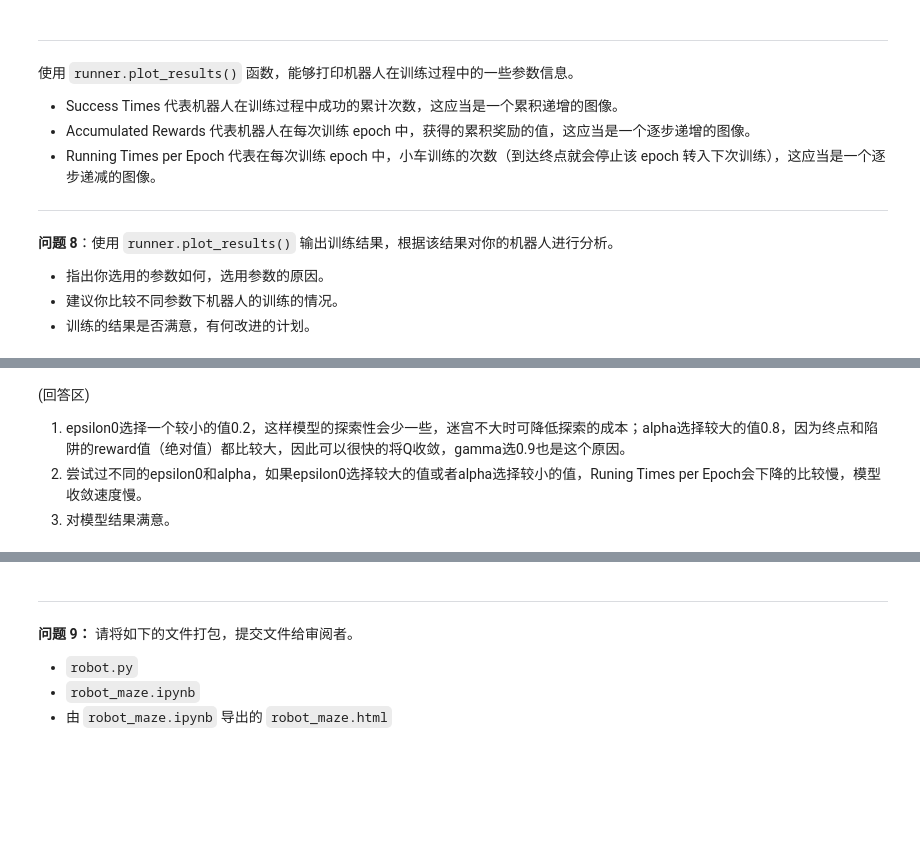
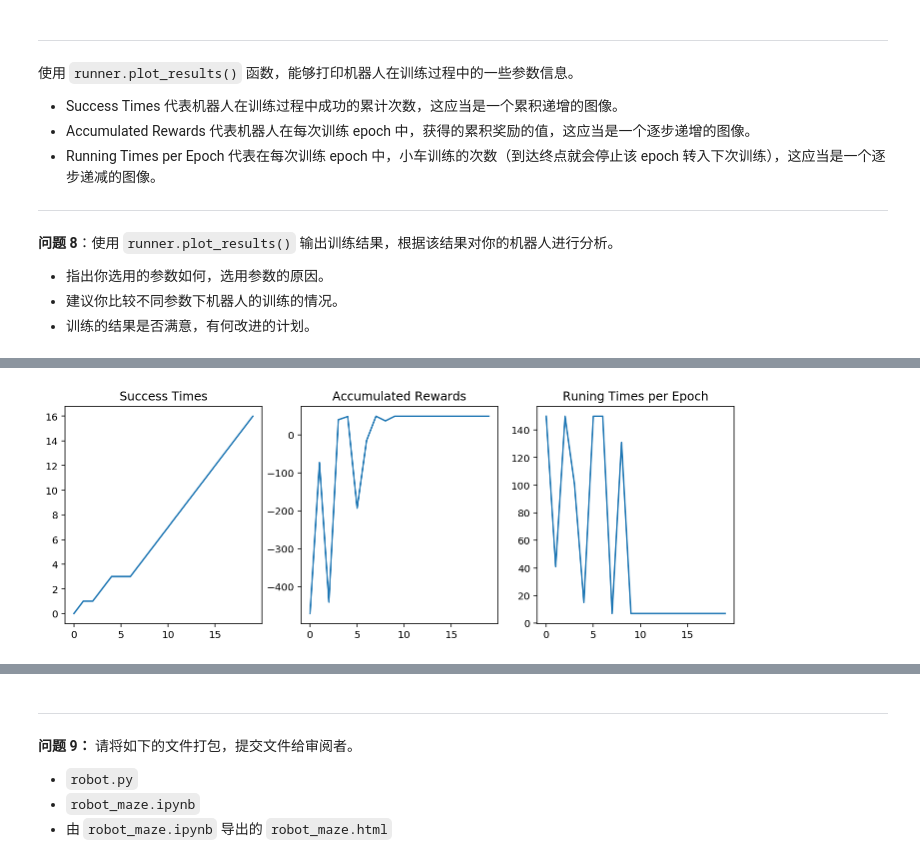
Before and after one commit to Neway6655/machine_learning_udacity, a Jupyter notebook: MLND_CN_P5_Reinforcement_Learning-master/robot_maze.ipynb, the cells around one changed output, grey strips where cells are left out. Saved outputs shown, nothing was run; the diff lists cells and outputs as text; code cells hidden in the pictures; blank space fills up the shorter version.

```diff
--- a/MLND_CN_P5_Reinforcement_Learning-master/robot_maze.ipynb
+++ b/MLND_CN_P5_Reinforcement_Learning-master/robot_maze.ipynb
@@ -280,5 +280,14 @@ runner.plot_results()
-# %% [markdown]
-(回答区)
-1. epsilon0选择一个较小的值0.2，这样模型的探索性会少一些，迷宫不大时可降低探索的成本；alpha选择较大的值0.8，因为终点和陷阱的reward值（绝对值）都比较大，因此可以很快的将Q收敛，gamma选0.9也是这个原因。
-2. 尝试过不同的epsilon0和alpha，如果epsilon0选择较大的值或者alpha选择较小的值，Runing Times per Epoch会下降的比较慢，模型收敛速度慢。
-3. 对模型结果满意。
+# %%
+epsilon0_2 = 0.1
+alpha_2 = 0.7
+gamma_2 = 0.9
+
+g_2 = Maze(maze_size=maze_size,trap_number=trap_number)
+r_2 = Robot(g_2,alpha=alpha_2, epsilon0=epsilon0_2, gamma=gamma_2)
+r_2.set_status(learning=True)
+
+runner_2 = Runner(r_2, g_2)
+runner_2.run_training(epoch, display_direction=True)
+runner_2.plot_results()
+# %% [output]
+[figure, added]
```
Also changed, not shown: parts of 10 cells of this notebook, 2 other files.
